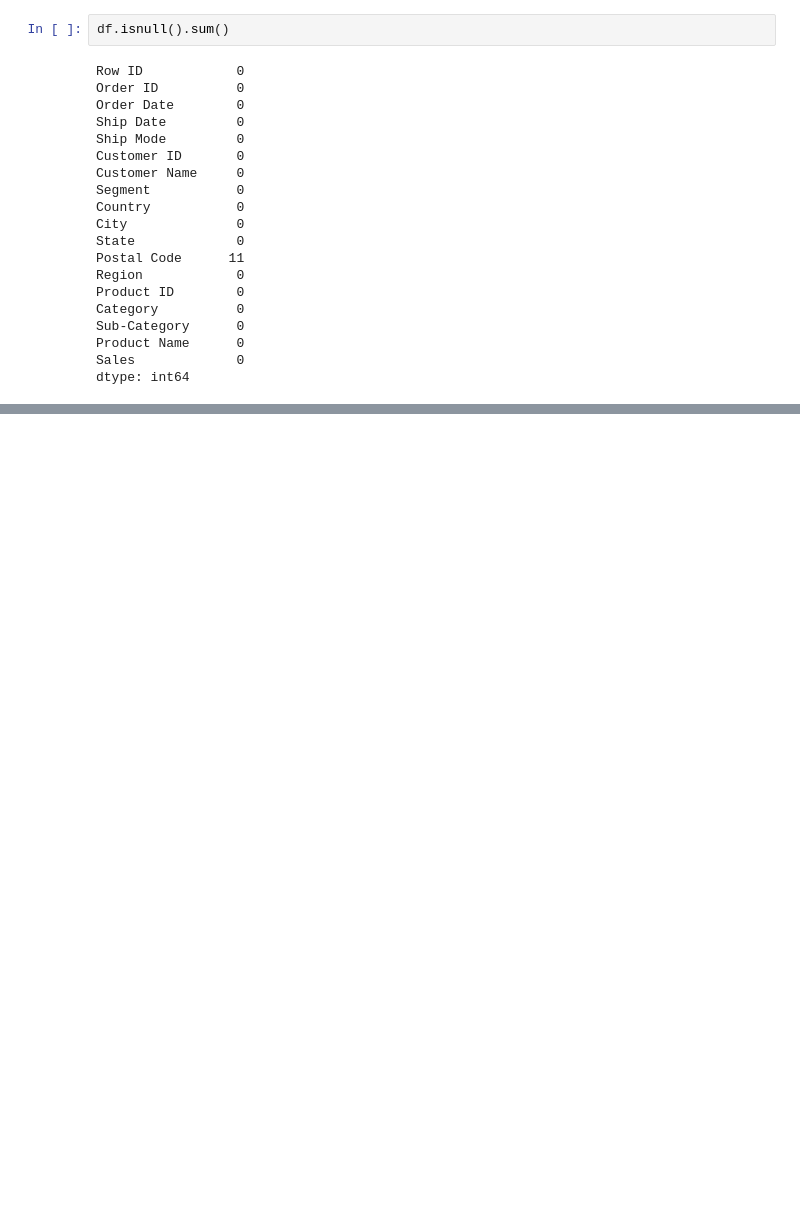
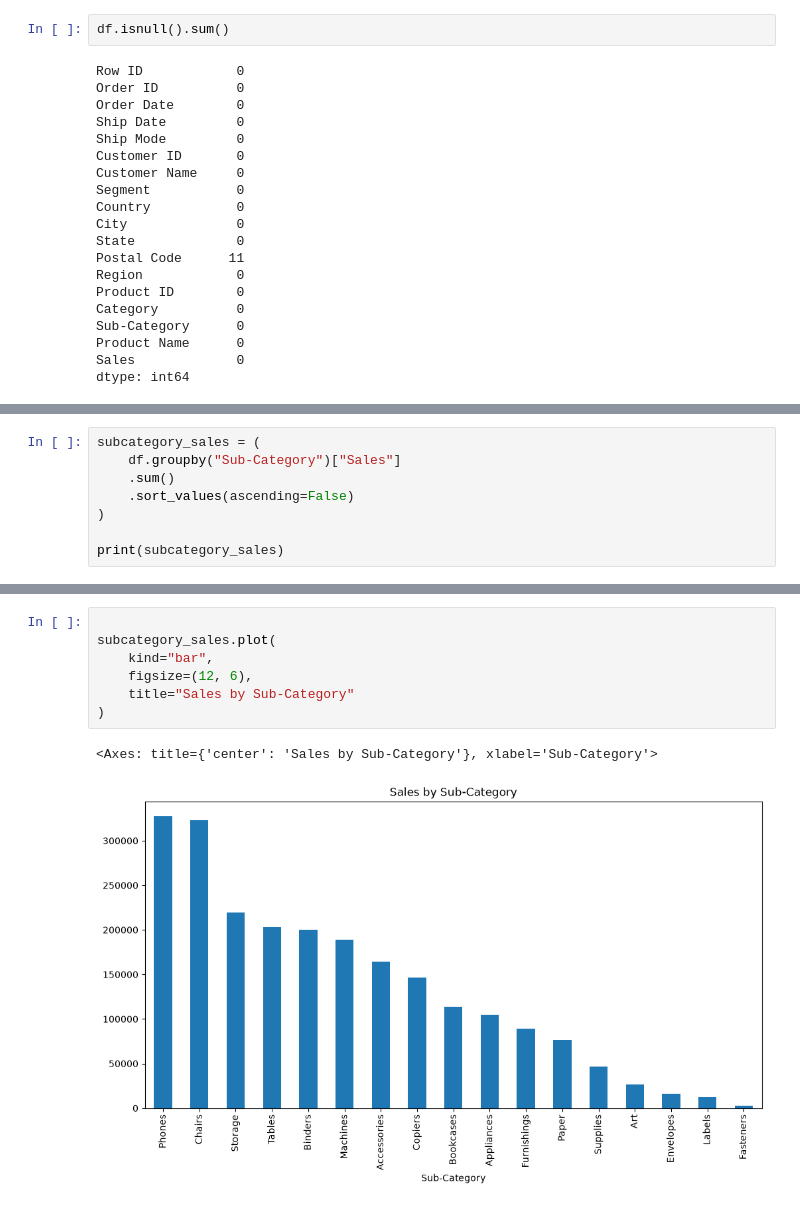
Before and after one commit to siva252005/ecommerce-sales-analysis, a Jupyter notebook: notebook/sales_analysis.ipynb, the cells around one changed output, grey strips where cells are left out. Cells and saved outputs as stored; diff of their text form; blank space fills up the shorter version.

```diff
--- a/notebook/sales_analysis.ipynb
+++ b/notebook/sales_analysis.ipynb
@@ -347,0 +473,8 @@ Insight:
+# %%
+subcategory_sales = (
+    df.groupby("Sub-Category")["Sales"]
+    .sum()
+    .sort_values(ascending=False)
+)
+
+print(subcategory_sales)
@@ -347,0 +501,10 @@ Insight:
+# %%
+
+subcategory_sales.plot(
+    kind="bar",
+    figsize=(12, 6),
+    title="Sales by Sub-Category"
+)
+# %% [output]
+<Axes: title={'center': 'Sales by Sub-Category'}, xlabel='Sub-Category'>
+[figure, added]
```
Also changed, not shown: parts of 102 cells of this notebook.
